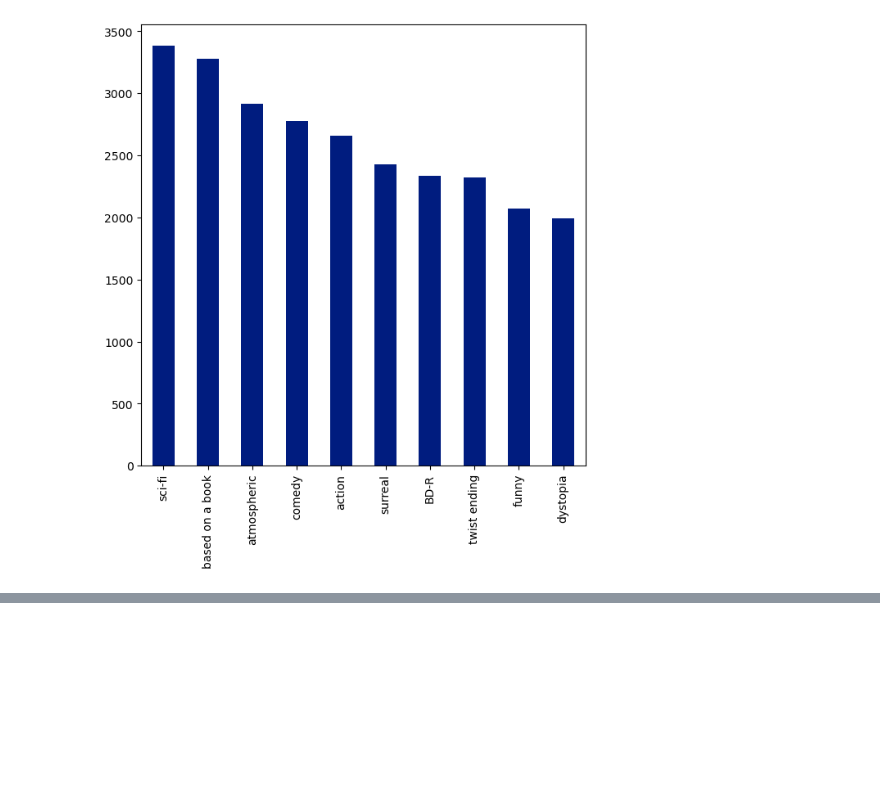
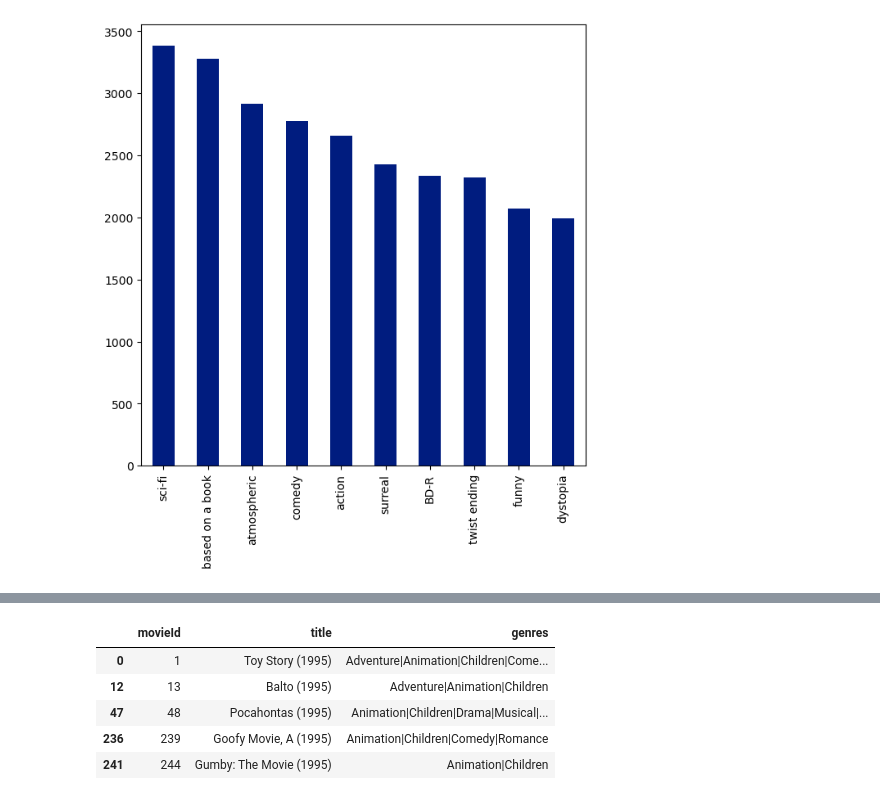
Before and after one commit to AnSardG/Machine_Learning_2022, a Jupyter notebook: Jupyter Exercises/Pandas/movielens.ipynb, the cells around one changed output, grey strips where cells are left out. Saved outputs shown, nothing was run; the diff lists cells and outputs as text; code cells hidden in the pictures; blank space fills up the shorter version.

```diff
--- a/Jupyter Exercises/Pandas/movielens.ipynb
+++ b/Jupyter Exercises/Pandas/movielens.ipynb
@@ -474,0 +498,12 @@ tag_counts[:10].plot(kind="bar", figsize=(7,7))
+# %%
+# Since the string of the genre section has more than 1 genre, we use the method "contains()" of str.
+filter_animation = movies['genres'].str.contains('Animation')
+animation = movies[filter_animation]
+animation.head()
+# %% [output]
+|  | movieId | title | genres |
+| 0 | 1 | Toy Story (1995) | Adventure|Animation|Children|Come... |
+| 12 | 13 | Balto (1995) | Adventure|Animation|Children |
+| 47 | 48 | Pocahontas (1995) | Animation|Children|Drama|Musical|... |
+| 236 | 239 | Goofy Movie, A (1995) | Animation|Children|Comedy|Romance |
+| 241 | 244 | Gumby: The Movie (1995) | Animation|Children |
```
Also changed, not shown: parts of 11 cells of this notebook.
